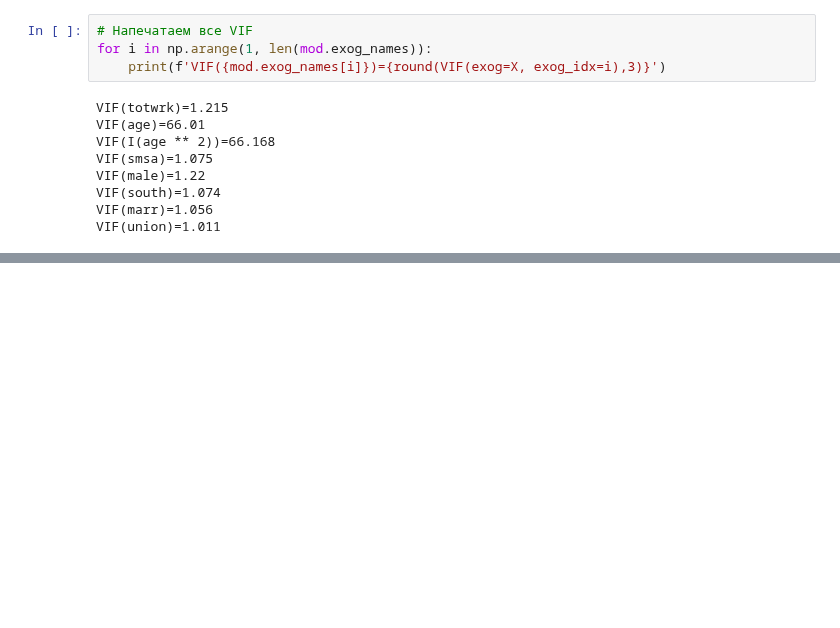
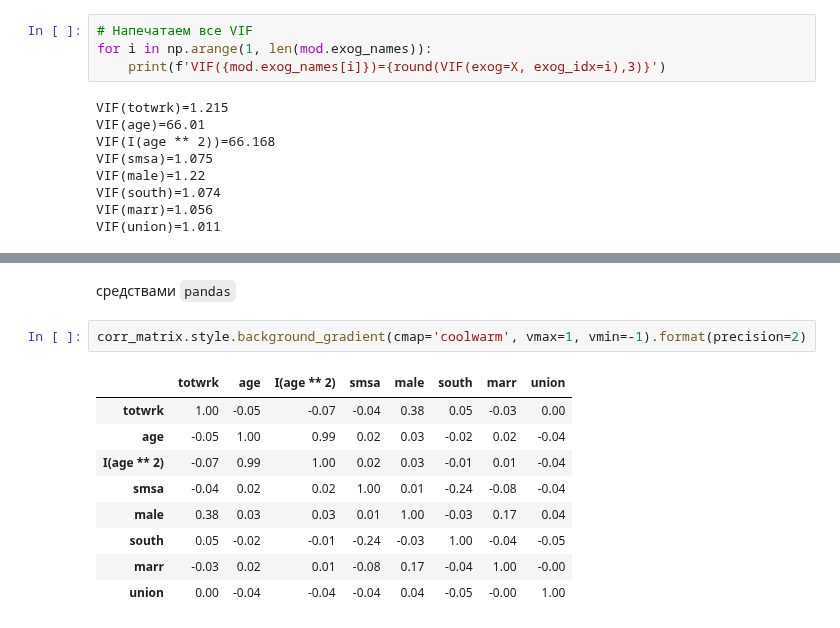
Before and after one commit to artamonoff/econometrica, a Jupyter notebook: econometrica-1/jupyter-notebooks/multicollinearity.ipynb, the cells around one changed output, grey strips where cells are left out. Drawn from its saved outputs; the diff is of its cells as text; blank space fills up the shorter version.

```diff
--- a/econometrica-1/jupyter-notebooks/multicollinearity.ipynb
+++ b/econometrica-1/jupyter-notebooks/multicollinearity.ipynb
@@ -154,0 +166,14 @@ VIF(union)=1.011
+# %% [markdown]
+средствами `pandas`
+# %%
+corr_matrix.style.background_gradient(cmap='coolwarm', vmax=1, vmin=-1).format(precision=2)
+# %% [output]
+|  | totwrk | age | I(age ** 2) | smsa | male | south | marr | union |
+| totwrk | 1.00 | -0.05 | -0.07 | -0.04 | 0.38 | 0.05 | -0.03 | 0.00 |
+| age | -0.05 | 1.00 | 0.99 | 0.02 | 0.03 | -0.02 | 0.02 | -0.04 |
+| I(age ** 2) | -0.07 | 0.99 | 1.00 | 0.02 | 0.03 | -0.01 | 0.01 | -0.04 |
+| smsa | -0.04 | 0.02 | 0.02 | 1.00 | 0.01 | -0.24 | -0.08 | -0.04 |
+| male | 0.38 | 0.03 | 0.03 | 0.01 | 1.00 | -0.03 | 0.17 | 0.04 |
+| south | 0.05 | -0.02 | -0.01 | -0.24 | -0.03 | 1.00 | -0.04 | -0.05 |
+| marr | -0.03 | 0.02 | 0.01 | -0.08 | 0.17 | -0.04 | 1.00 | -0.00 |
+| union | 0.00 | -0.04 | -0.04 | -0.04 | 0.04 | -0.05 | -0.00 | 1.00 |
```
Also changed, not shown: parts of 4 cells of this notebook.
